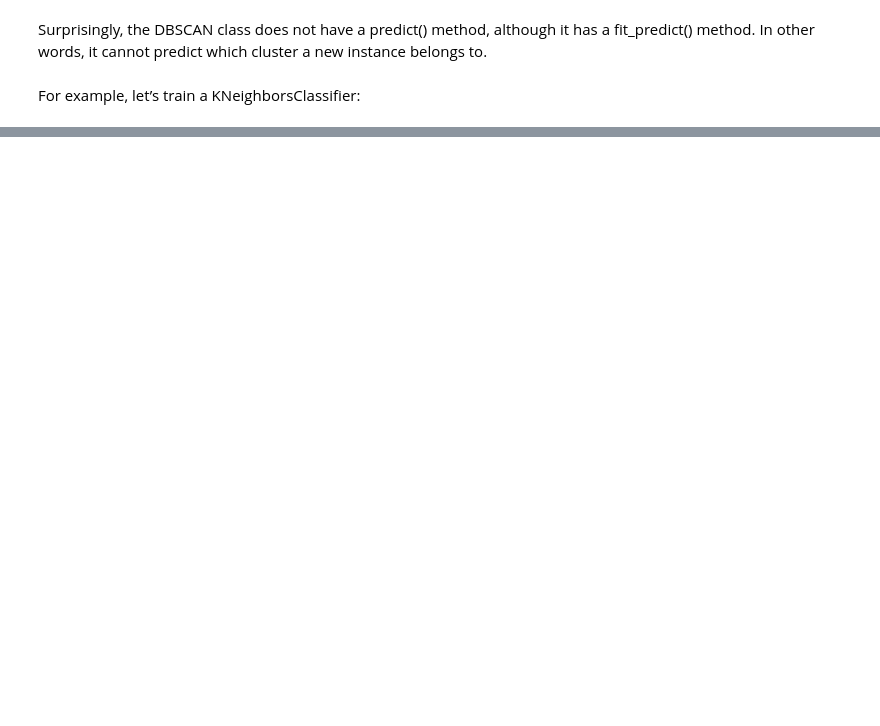
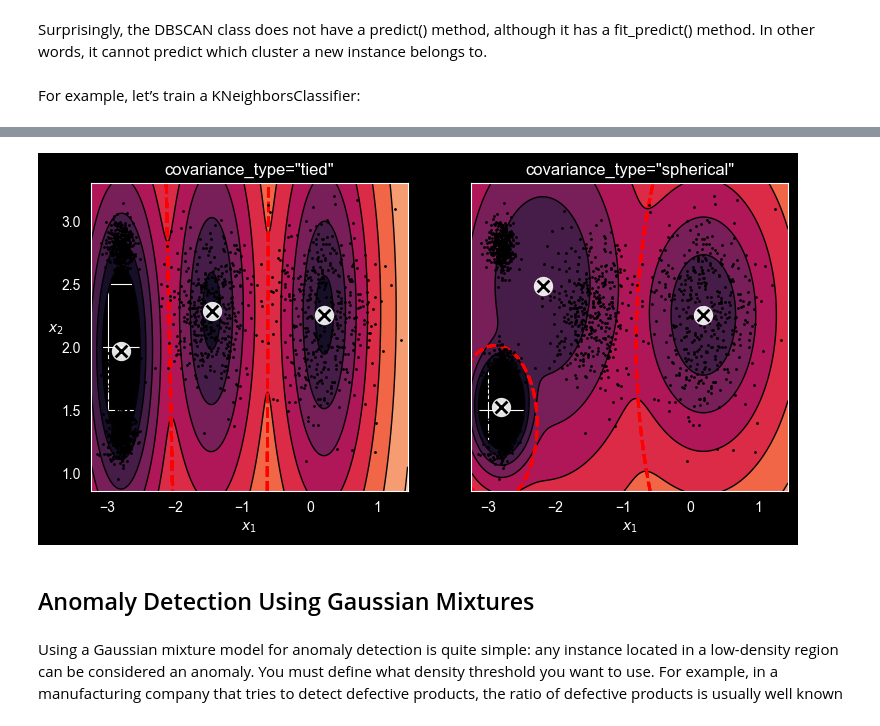
Before and after one commit to Harsh-Prajapati54/ML-Projects, a Jupyter notebook: Notebooks/Unsupervised_models.ipynb, the cells around one changed output, grey strips where cells are left out. Saved outputs shown, nothing was run; the diff lists cells and outputs as text; code cells hidden in the pictures; blank space fills up the shorter version.

```diff
--- a/Notebooks/Unsupervised_models.ipynb
+++ b/Notebooks/Unsupervised_models.ipynb
@@ -486,0 +722,39 @@ y_pred.ravel()
+# %%
+gm_full = GaussianMixture(n_components=3, n_init=10,
+                          covariance_type="full", random_state=42)
+gm_tied = GaussianMixture(n_components=3, n_init=10,
+                          covariance_type="tied", random_state=42)
+gm_spherical = GaussianMixture(n_components=3, n_init=10,
+                               covariance_type="spherical", random_state=42)
+gm_diag = GaussianMixture(n_components=3, n_init=10,
+                          covariance_type="diag", random_state=42)
+gm_full.fit(X)
+gm_tied.fit(X)
+gm_spherical.fit(X)
+gm_diag.fit(X)
+
+def compare_gaussian_mixtures(gm1, gm2, X):
+    plt.figure(figsize=(9, 4))
+
+    plt.subplot(121)
+    plot_gaussian_mixture(gm1, X)
+    plt.title(f'covariance_type="{gm1.covariance_type}"')
+
+    plt.subplot(122)
+    plot_gaussian_mixture(gm2, X, show_ylabels=False)
+    plt.title(f'covariance_type="{gm2.covariance_type}"')
+
+compare_gaussian_mixtures(gm_tied, gm_spherical, X)
+
+
+plt.show()
+# %% [output]
+[figure, added]
+# %% [markdown]
+## Anomaly Detection Using Gaussian Mixtures
+# %% [markdown]
+Using a Gaussian mixture model for anomaly detection is quite simple: any
+instance located in a low-density region can be considered an anomaly. You
+must define what density threshold you want to use. For example, in a
+manufacturing company that tries to detect defective products, the ratio of
+defective products is usually well known
```
Also changed, not shown: parts of 54 cells of this notebook, 1 other file.
